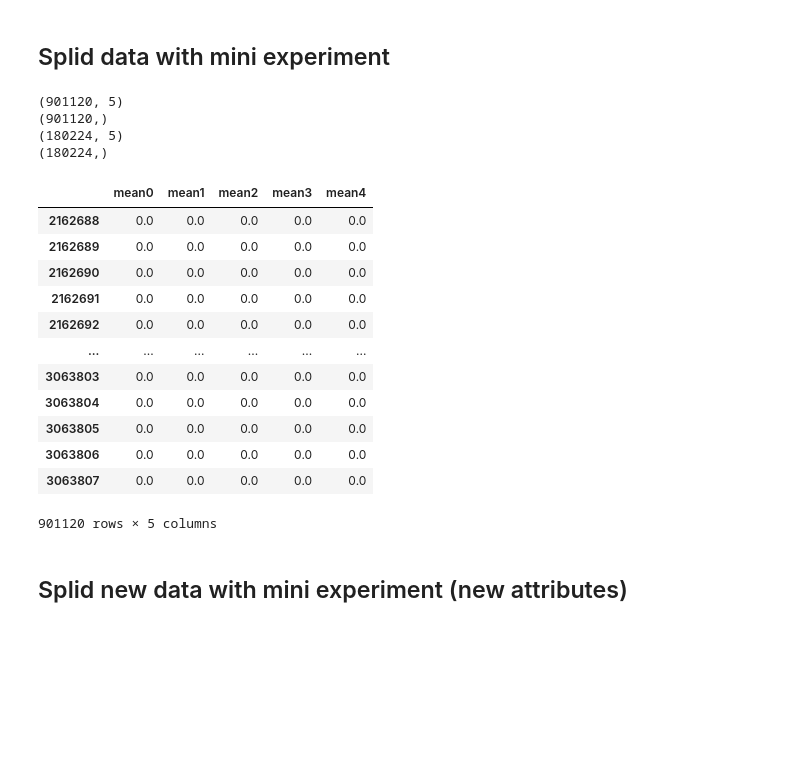
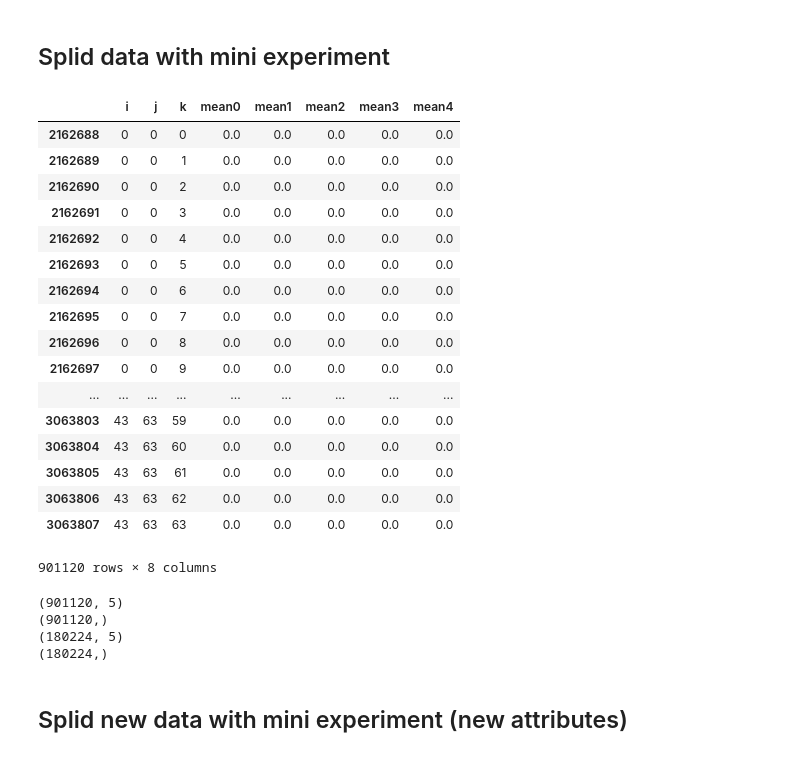
Before and after one commit to chikakoto/tdcs_thesis, a Jupyter notebook: notebooks/2.0_machine_learning.ipynb, the cells around one changed output. Saved outputs shown, nothing was run; the diff lists cells and outputs as text; code cells hidden in the pictures; blank space fills up the shorter version.

```diff
--- a/notebooks/2.0_machine_learning.ipynb
+++ b/notebooks/2.0_machine_learning.ipynb
@@ -214,6 +232,27 @@ X2_train, X2_test, y2_train, y2_test = train_test_split(
 # %%
 df_train = df[(df['exp']==38) & (df['mini_exp']!=6)]
 df_test = df[(df['exp']==38) & (df['mini_exp']==6)]
+# %%
+df_train.iloc[:, 2:-1]
+# %% [output]
+|  | i | j | k | mean0 | mean1 | mean2 | mean3 | mean4 |
+| 2162688 | 0 | 0 | 0 | 0.0 | 0.0 | 0.0 | 0.0 | 0.0 |
+| 2162689 | 0 | 0 | 1 | 0.0 | 0.0 | 0.0 | 0.0 | 0.0 |
+| 2162690 | 0 | 0 | 2 | 0.0 | 0.0 | 0.0 | 0.0 | 0.0 |
+| 2162691 | 0 | 0 | 3 | 0.0 | 0.0 | 0.0 | 0.0 | 0.0 |
+| 2162692 | 0 | 0 | 4 | 0.0 | 0.0 | 0.0 | 0.0 | 0.0 |
+| 2162693 | 0 | 0 | 5 | 0.0 | 0.0 | 0.0 | 0.0 | 0.0 |
+| 2162694 | 0 | 0 | 6 | 0.0 | 0.0 | 0.0 | 0.0 | 0.0 |
+| 2162695 | 0 | 0 | 7 | 0.0 | 0.0 | 0.0 | 0.0 | 0.0 |
+| 2162696 | 0 | 0 | 8 | 0.0 | 0.0 | 0.0 | 0.0 | 0.0 |
+| 2162697 | 0 | 0 | 9 | 0.0 | 0.0 | 0.0 | 0.0 | 0.0 |
+| ... | ... | ... | ... | ... | ... | ... | ... | ... |
+| 3063803 | 43 | 63 | 59 | 0.0 | 0.0 | 0.0 | 0.0 | 0.0 |
+| 3063804 | 43 | 63 | 60 | 0.0 | 0.0 | 0.0 | 0.0 | 0.0 |
+| 3063805 | 43 | 63 | 61 | 0.0 | 0.0 | 0.0 | 0.0 | 0.0 |
+| 3063806 | 43 | 63 | 62 | 0.0 | 0.0 | 0.0 | 0.0 | 0.0 |
+| 3063807 | 43 | 63 | 63 | 0.0 | 0.0 | 0.0 | 0.0 | 0.0 |
+901120 rows × 8 columns
 # %%
 X_train = df_train.iloc[:, 5:-1].values
 y_train = df_train['theory'].values
@@ -230,22 +269,6 @@ print(y_test.shape)
 (901120,)
 (180224, 5)
 (180224,)
-# %%
-df_train.iloc[:, 5:-1]
-# %% [output]
-|  | mean0 | mean1 | mean2 | mean3 | mean4 |
-| 2162688 | 0.0 | 0.0 | 0.0 | 0.0 | 0.0 |
-| 2162689 | 0.0 | 0.0 | 0.0 | 0.0 | 0.0 |
-| 2162690 | 0.0 | 0.0 | 0.0 | 0.0 | 0.0 |
-| 2162691 | 0.0 | 0.0 | 0.0 | 0.0 | 0.0 |
-| 2162692 | 0.0 | 0.0 | 0.0 | 0.0 | 0.0 |
-| ... | ... | ... | ... | ... | ... |
-| 3063803 | 0.0 | 0.0 | 0.0 | 0.0 | 0.0 |
-| 3063804 | 0.0 | 0.0 | 0.0 | 0.0 | 0.0 |
-| 3063805 | 0.0 | 0.0 | 0.0 | 0.0 | 0.0 |
-| 3063806 | 0.0 | 0.0 | 0.0 | 0.0 | 0.0 |
-| 3063807 | 0.0 | 0.0 | 0.0 | 0.0 | 0.0 |
-901120 rows × 5 columns
 # %% [markdown]
 ## Splid new data with mini experiment (new attributes)
 # %%
```
Also changed, not shown: parts of 7 cells of this notebook, 7 other files.
